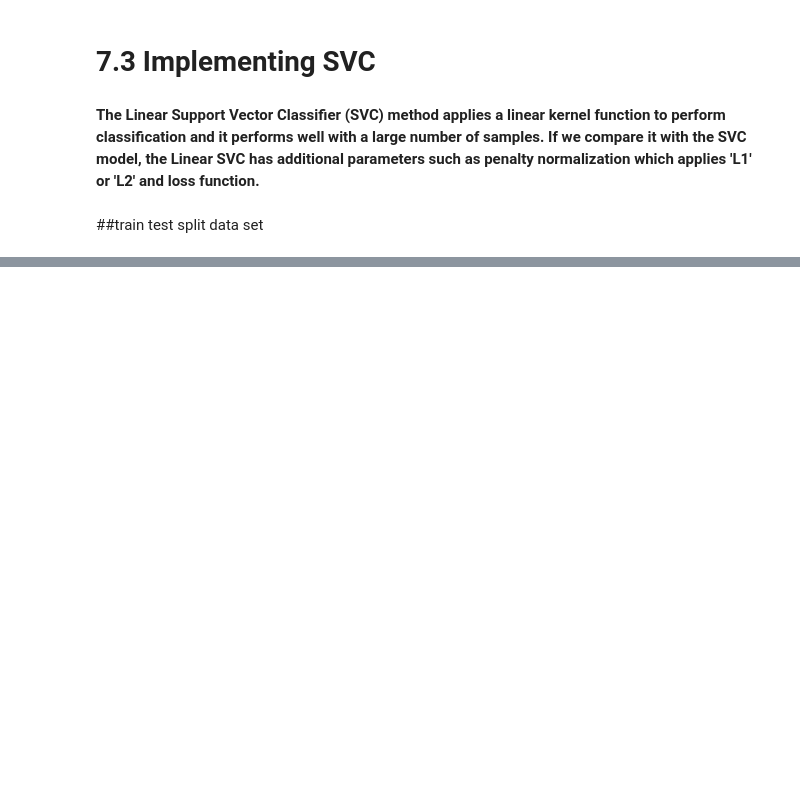
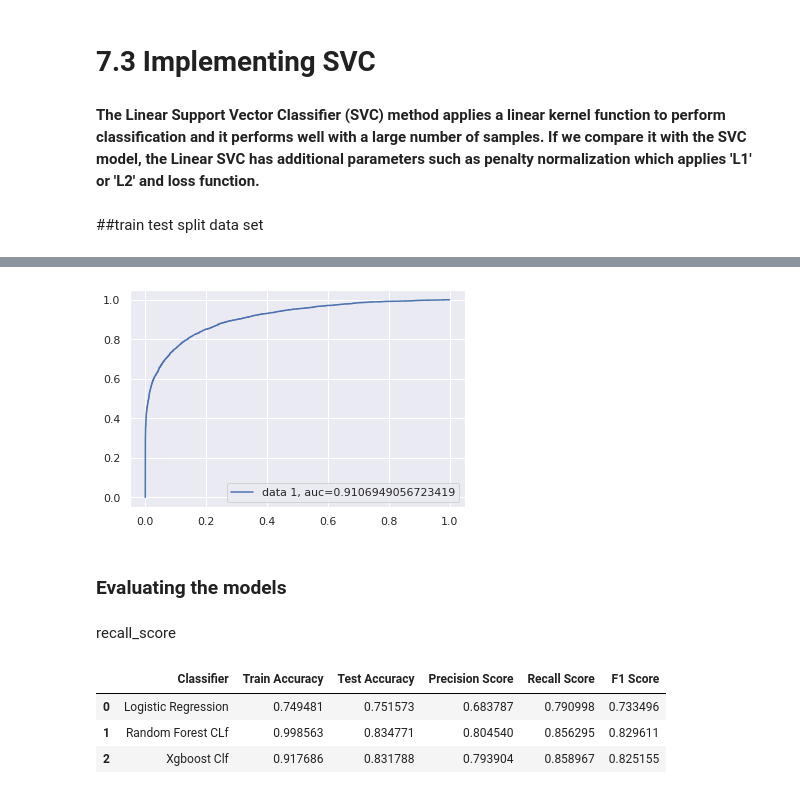
Before and after one commit to AkashSalmuthe/Credit-Card-Default-Prediction, a Jupyter notebook: Credit_Card_Default_Prediction_Capstone_Project.ipynb, the cells around one changed output, grey strips where cells are left out. Cells and saved outputs as stored; diff of their text form; code cells hidden in the pictures; blank space fills up the shorter version.

```diff
--- a/Credit_Card_Default_Prediction_Capstone_Project.ipynb
+++ b/Credit_Card_Default_Prediction_Capstone_Project.ipynb
@@ -1361,0 +1633,15 @@ grid_clf.fit(X_train, y_train)
+# %%
+y_preds_proba_xgb = optimal_xgb.predict_proba(X_test)[::,1]
+# %%
+y_pred_proba = y_preds_proba_xgb
+fpr, tpr, _ = metrics.roc_curve(y_test,  y_pred_proba)
+auc = metrics.roc_auc_score(y_test, y_pred_proba)
+plt.plot(fpr,tpr,label="data 1, auc="+str(auc))
+plt.legend(loc=4)
+plt.show()
+# %% [output]
+[figure, added]
+# %% [markdown]
+### **Evaluating the models**
+# %% [markdown]
+recall_score
@@ -1361,0 +1657,7 @@ grid_clf.fit(X_train, y_train)
+# %%
+pd.DataFrame({'Classifier':classifiers, 'Train Accuracy': train_accuracy, 'Test Accuracy': test_accuracy, 'Precision Score': precision_score, 'Recall Score': recall_score, 'F1 Score': f1_score })
+# %% [output]
+|  | Classifier | Train Accuracy | Test Accuracy | Precision Score | Recall Score | F1 Score |
+| 0 | Logistic Regression | 0.749481 | 0.751573 | 0.683787 | 0.790998 | 0.733496 |
+| 1 | Random Forest CLf | 0.998563 | 0.834771 | 0.804540 | 0.856295 | 0.829611 |
+| 2 | Xgboost Clf | 0.917686 | 0.831788 | 0.793904 | 0.858967 | 0.825155 |
```
Also changed, not shown: parts of 41 cells of this notebook.
